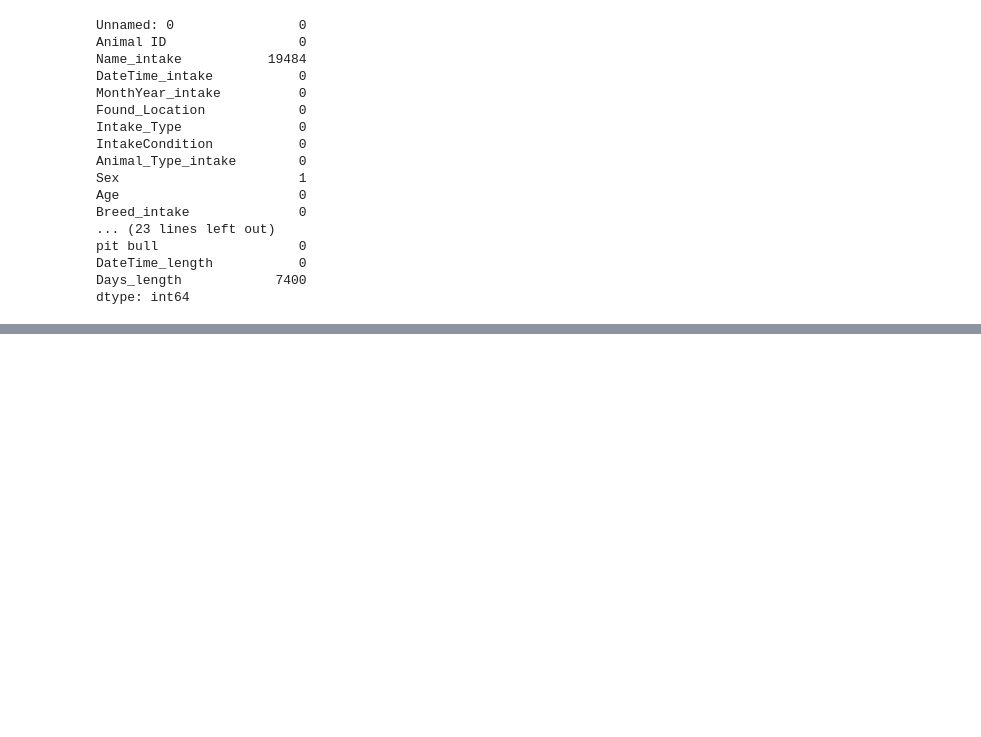
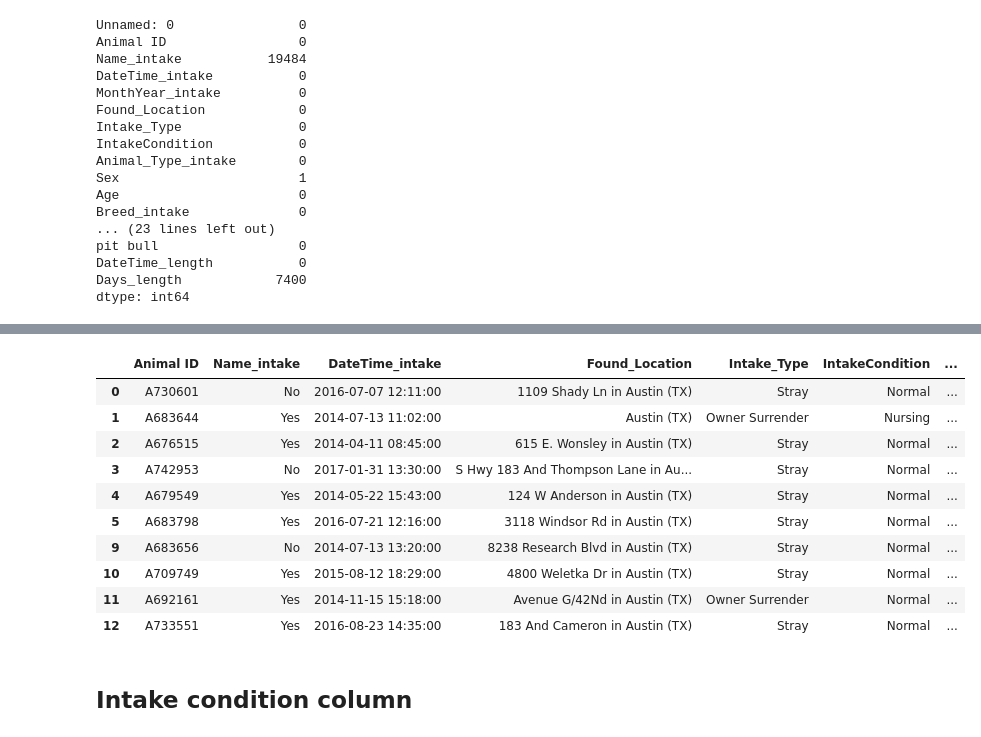
Before and after one commit to kevinsguo/Group_5_Animal_Adoption, a Jupyter notebook: Becky/Animal_Adoption_Analysis.ipynb, the cells around one changed output, grey strips where cells are left out. Drawn from its saved outputs; the diff is of its cells as text; code cells hidden in the pictures; blank space fills up the shorter version.

```diff
--- a/Becky/Animal_Adoption_Analysis.ipynb
+++ b/Becky/Animal_Adoption_Analysis.ipynb
@@ -261,3 +284,4 @@ df.drop(['Age', 'Age_upon_Outcome'], axis=1, inplace=True)
 # %%
-# Drop fixed_intake, fixed_outcome, fixed_change as information in Sex columns
-df.drop(['fixed_intake', 'fixed_outcome', 'fixed_changed'], axis=1, inplace=True)
+# Create a new column and calculate the length of stay
+df['datetime_length']=df['DateTime_outcome']-df['DateTime_intake']
+df.head()
@@ -289,2 +313,3 @@ memory usage: 14.1+ MB
 # %%
-df.Breed_intake.value_counts()
+# Create a temporary 'int' column and convert datetime to int
+df['int'] = df['datetime_length'].astype(np.int64)
@@ -325,0 +331,3 @@ German Shorthair Pointer/Brittany
+# %%
+# replace negative values to nan
+df.loc[df.int < 0, 'int'] = None
@@ -325,0 +360,6 @@ German Shorthair Pointer/Brittany
+# %%
+# drop temporary 'int' column and original DateTime_length column
+df=df.drop(columns=['int','DateTime_length'])
+
+# Rename calculated length of stay column
+df.rename(columns = {'datetime_length':'DateTime_length'}, inplace = True)
@@ -325,0 +386,16 @@ German Shorthair Pointer/Brittany
+# %%
+df.head(10)
+# %% [output]
+|  | Animal ID | Name_intake | DateTime_intake | Found_Location | Intake_Type | IntakeCondition | ... |
+| 0 | A730601 | No | 2016-07-07 12:11:00 | 1109 Shady Ln in Austin (TX) | Stray | Normal | ... |
+| 1 | A683644 | Yes | 2014-07-13 11:02:00 | Austin (TX) | Owner Surrender | Nursing | ... |
+| 2 | A676515 | Yes | 2014-04-11 08:45:00 | 615 E. Wonsley in Austin (TX) | Stray | Normal | ... |
+| 3 | A742953 | No | 2017-01-31 13:30:00 | S Hwy 183 And Thompson Lane in Au... | Stray | Normal | ... |
+| 4 | A679549 | Yes | 2014-05-22 15:43:00 | 124 W Anderson in Austin (TX) | Stray | Normal | ... |
+| 5 | A683798 | Yes | 2016-07-21 12:16:00 | 3118 Windsor Rd in Austin (TX) | Stray | Normal | ... |
+| 9 | A683656 | No | 2014-07-13 13:20:00 | 8238 Research Blvd in Austin (TX) | Stray | Normal | ... |
+| 10 | A709749 | Yes | 2015-08-12 18:29:00 | 4800 Weletka Dr in Austin (TX) | Stray | Normal | ... |
+| 11 | A692161 | Yes | 2014-11-15 15:18:00 | Avenue G/42Nd in Austin (TX) | Owner Surrender | Normal | ... |
+| 12 | A733551 | Yes | 2016-08-23 14:35:00 | 183 And Cameron in Austin (TX) | Stray | Normal | ... |
+# %% [markdown]
+## Intake condition column
```
Also changed, not shown: parts of 90 cells of this notebook, 2 other files.
